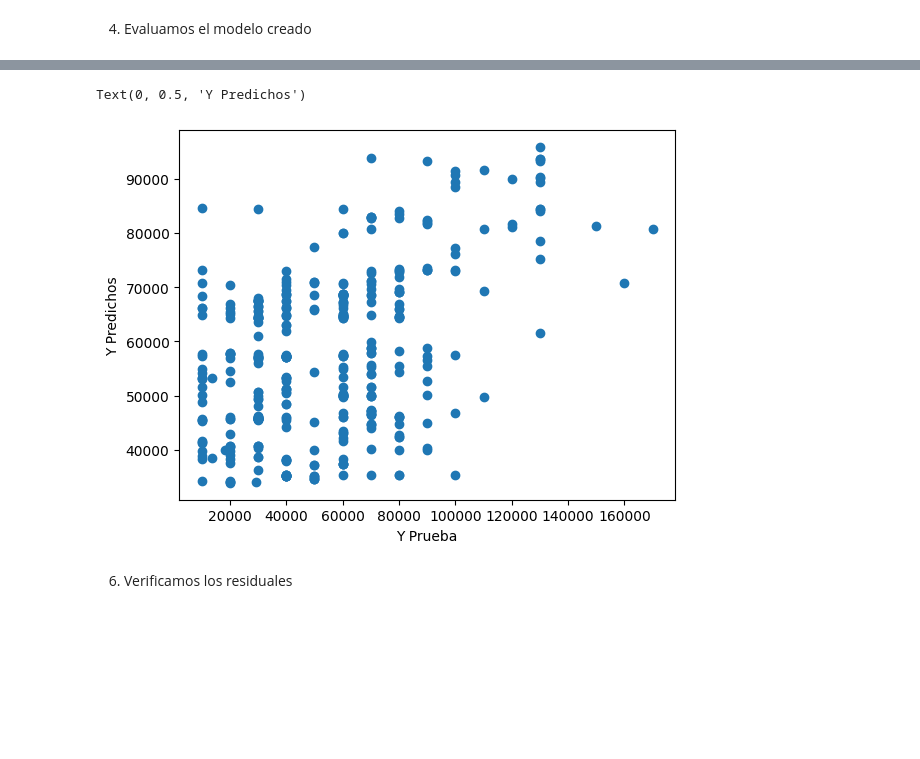
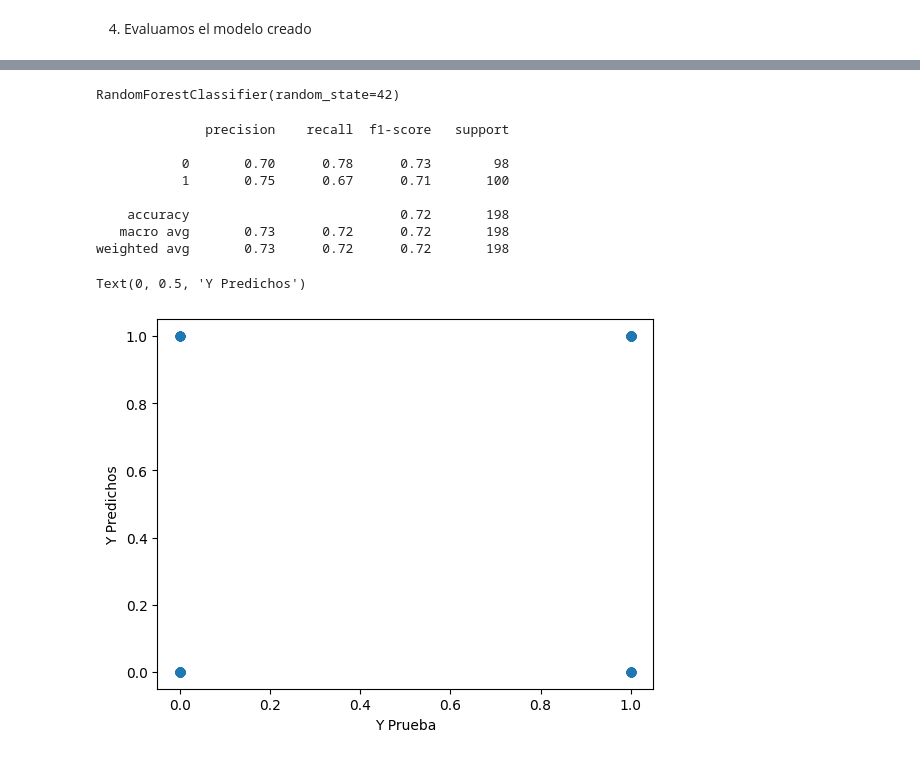
Before and after one commit to JohnSovero/Data-Science-Random-Forest, a Jupyter notebook: code/Carga.ipynb, the cells around one changed output, grey strips where cells are left out. Cells and saved outputs as stored; diff of their text form; code cells hidden in the pictures; blank space fills up the shorter version.

Commit message:
testing RandomForestClassifier vs LogisticRegression

```diff
--- a/code/Carga.ipynb
+++ b/code/Carga.ipynb
@@ -683,9 +824,32 @@ predictions = lm.predict(x_test)
+# %%
+X = train2.drop('Purchased Bike', axis=1)
+y = train2['Purchased Bike']
+# %%
+X_train, X_test, y_train, y_test = train_test_split(X, y, test_size=0.2, random_state=42)
+# %%
+from sklearn.ensemble import RandomForestClassifier
+
+
+model = RandomForestClassifier(n_estimators=100, random_state=42) # AC = 0.72
+# model = LogisticRegression() # AC = 0.54
+model.fit(X_train, y_train)
+# %% [output]
+RandomForestClassifier(random_state=42)
+# %%
+y_pred = model.predict(X_test)
 # %%
-plt.scatter(y_test,predictions)
+print(classification_report(y_test, y_pred))
+plt.scatter(y_test,y_pred)
 plt.xlabel('Y Prueba')
 plt.ylabel('Y Predichos')
 # %% [output]
-Text(0, 0.5, 'Y Predichos')
+              precision    recall  f1-score   support
+
+           0       0.70      0.78      0.73        98
+           1       0.75      0.67      0.71       100
+
+    accuracy                           0.72       198
+   macro avg       0.73      0.72      0.72       198
+weighted avg       0.73      0.72      0.72       198
+Text(0, 0.5, 'Y Predichos')
-[figure, old version]
+[figure, new version]
-# %% [markdown]
-6. Verificamos los residuales
```
Also changed, not shown: parts of 29 cells of this notebook, 1 other file.
